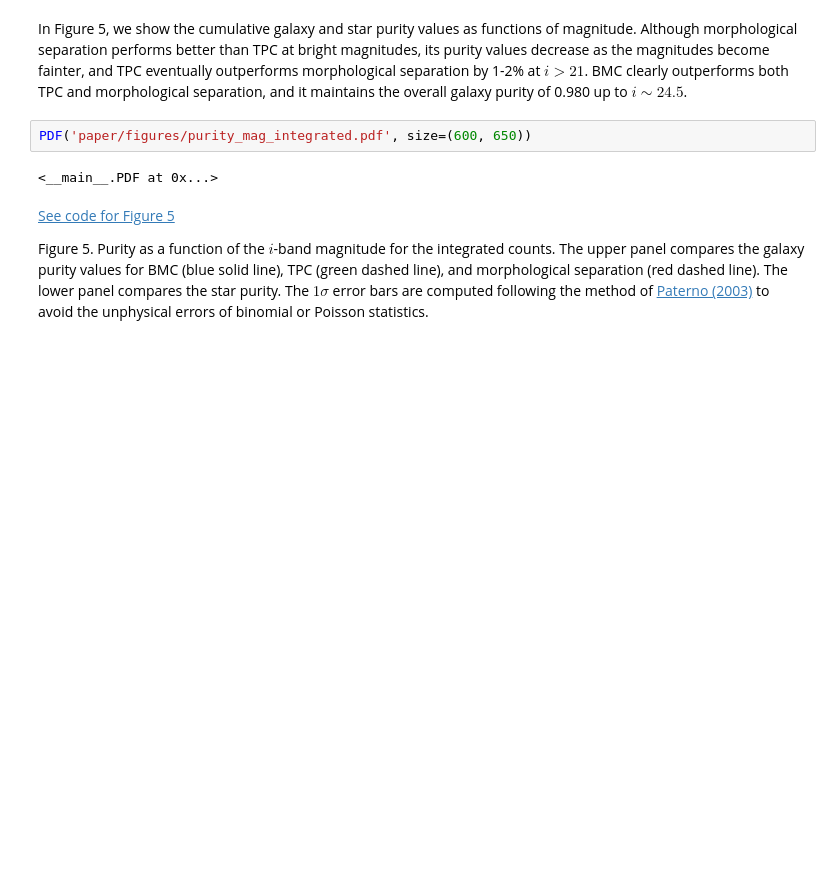
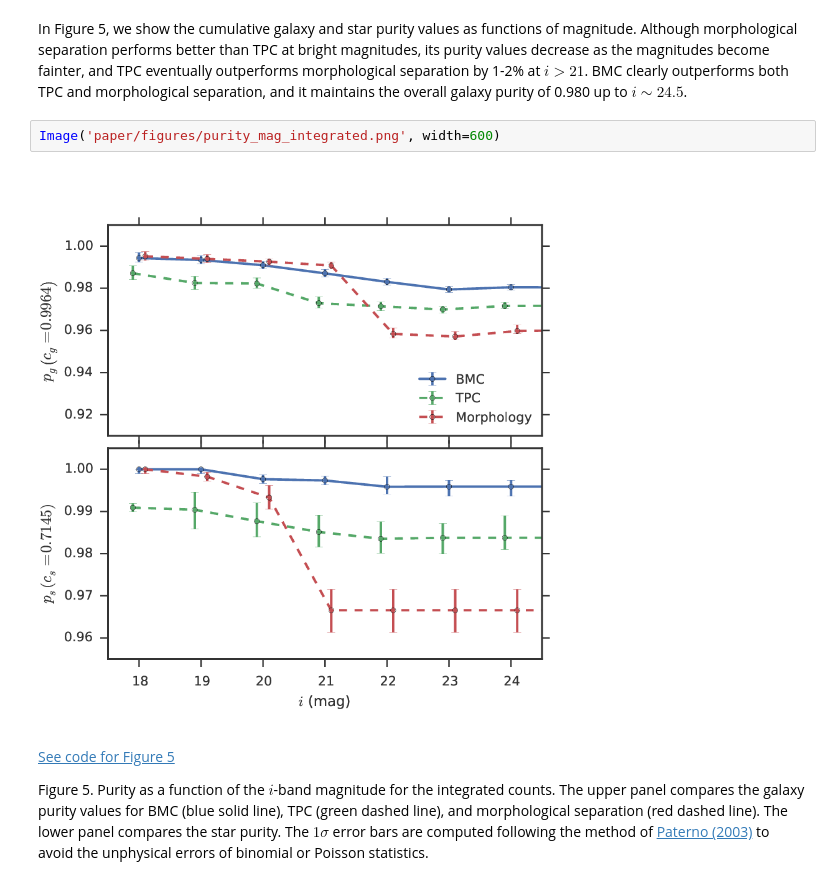
Before and after one commit to edwardjkim/astroclass, a Jupyter notebook: bmc.ipynb, the cells around one changed output. Saved outputs shown, nothing was run; the diff lists cells and outputs as text; blank space fills up the shorter version.

```diff
--- a/bmc.ipynb
+++ b/bmc.ipynb
@@ -1101,9 +1092,9 @@ BMC clearly outperforms both TPC and morphological separation,
 and it maintains the overall galaxy purity of 0.980
 up to $i \sim 24.5$.
 # %%
-PDF('paper/figures/purity_mag_integrated.pdf', size=(600, 650))
+Image('paper/figures/purity_mag_integrated.png', width=600)
 # %% [output]
-<__main__.PDF at 0x...>
+[figure, added]
 # %% [markdown]
 [See code for Figure 5](paper/notebooks/figure05/purity_mag_integrated.ipynb)
 
```
Also changed, not shown: parts of 37 cells of this notebook, 19 other files.
